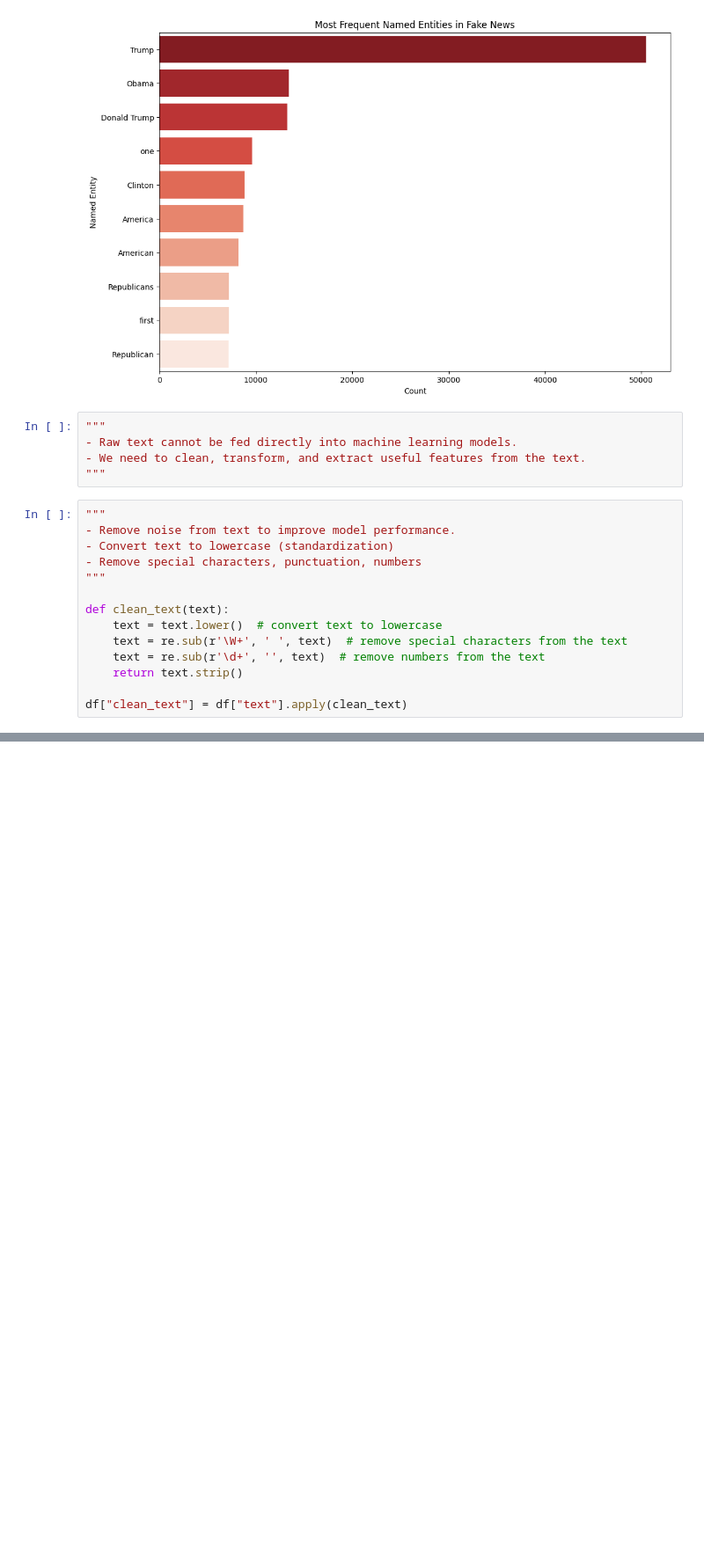
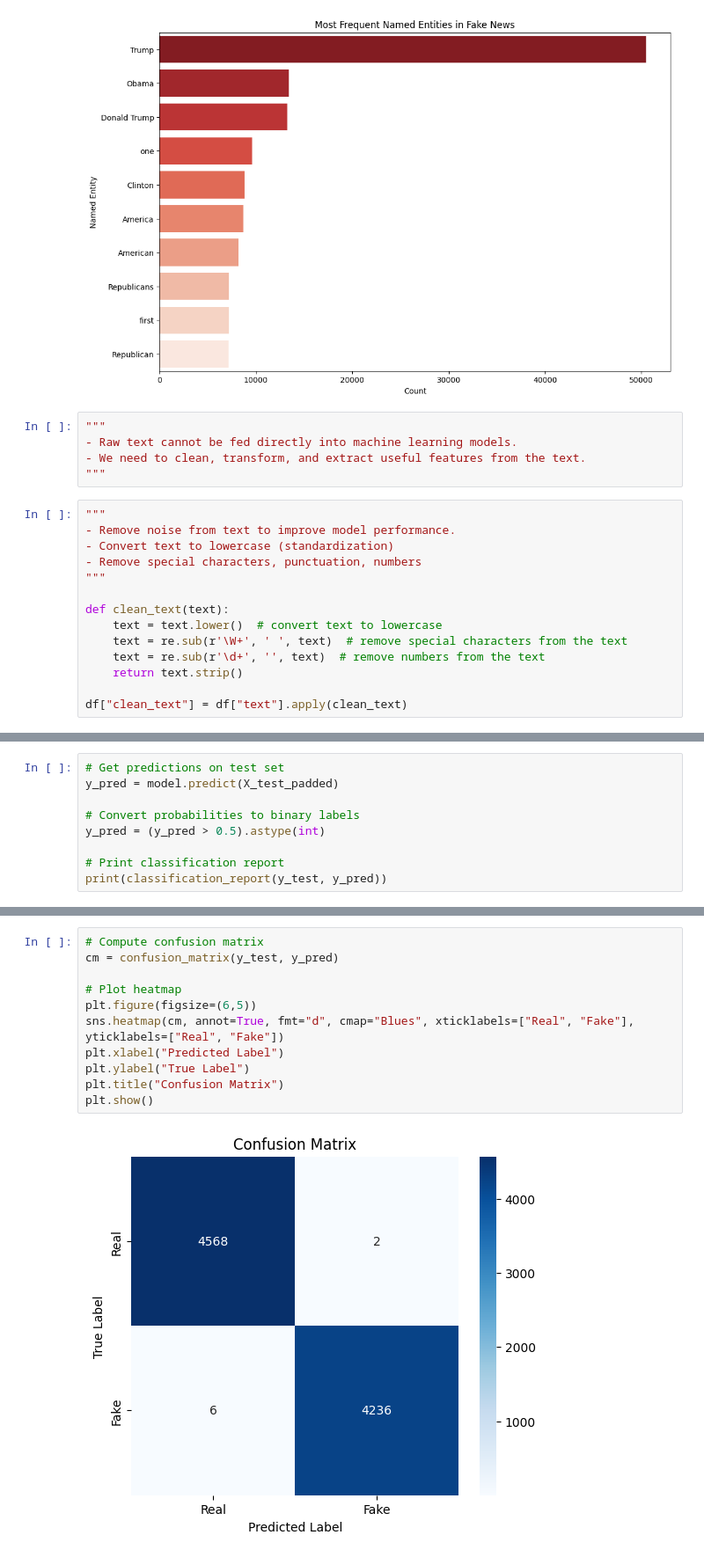
Before and after one commit to nikhil-reddy05/Fake-News-Detection, a Jupyter notebook: notebooks/fake-news-detection.ipynb, the cells around one changed output, grey strips where cells are left out. Shown at 88% size. Saved outputs shown, nothing was run; the diff lists cells and outputs as text; blank space fills up the shorter version.

```diff
--- a/notebooks/fake-news-detection.ipynb
+++ b/notebooks/fake-news-detection.ipynb
@@ -296,0 +583,9 @@ Word vector for 'news': [ 4.5017887e-02 -3.3195622e+00 -1.9642757e+00  1.0753310
+# %%
+# Get predictions on test set
+y_pred = model.predict(X_test_padded)
+
+# Convert probabilities to binary labels
+y_pred = (y_pred > 0.5).astype(int)
+
+# Print classification report
+print(classification_report(y_test, y_pred))
@@ -296,0 +602,13 @@ Word vector for 'news': [ 4.5017887e-02 -3.3195622e+00 -1.9642757e+00  1.0753310
+# %%
+# Compute confusion matrix
+cm = confusion_matrix(y_test, y_pred)
+
+# Plot heatmap
+plt.figure(figsize=(6,5))
+sns.heatmap(cm, annot=True, fmt="d", cmap="Blues", xticklabels=["Real", "Fake"], yticklabels=["Real", "Fake"])
+plt.xlabel("Predicted Label")
+plt.ylabel("True Label")
+plt.title("Confusion Matrix")
+plt.show()
+# %% [output]
+[figure, added]
```
Also changed, not shown: parts of 21 cells of this notebook.
